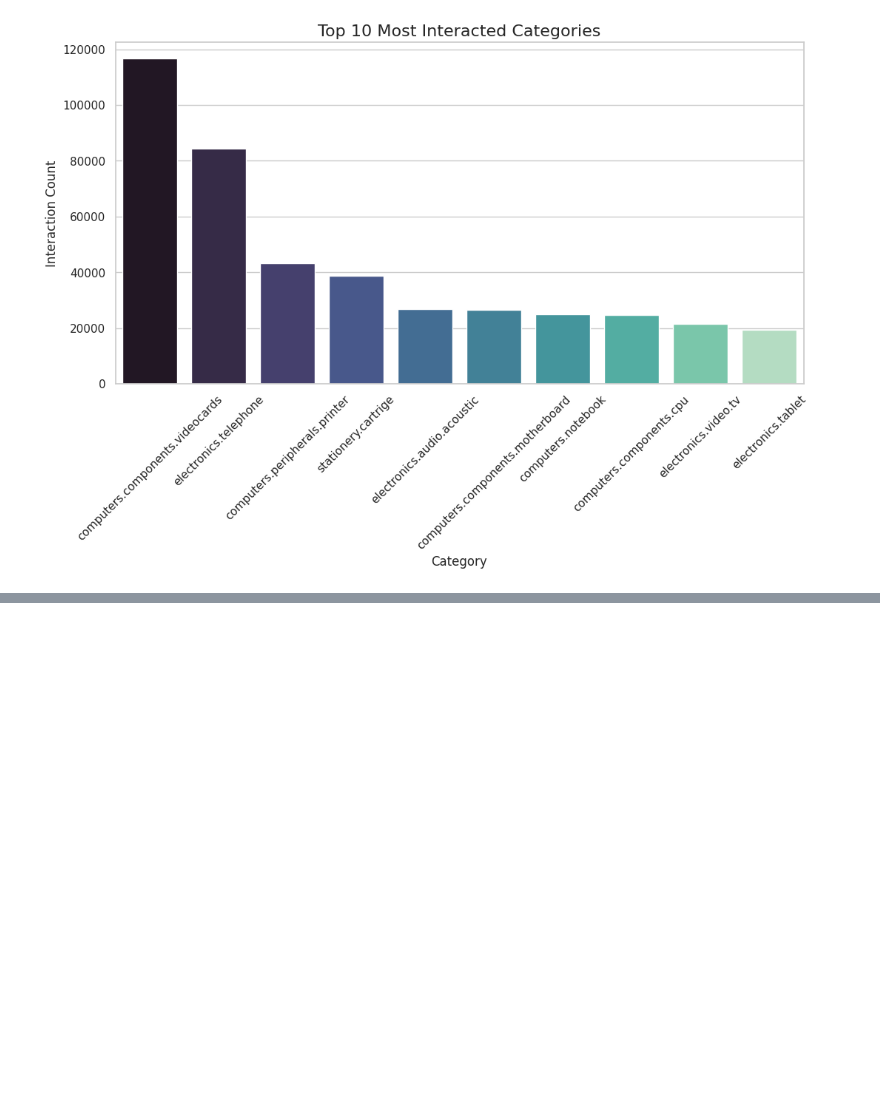
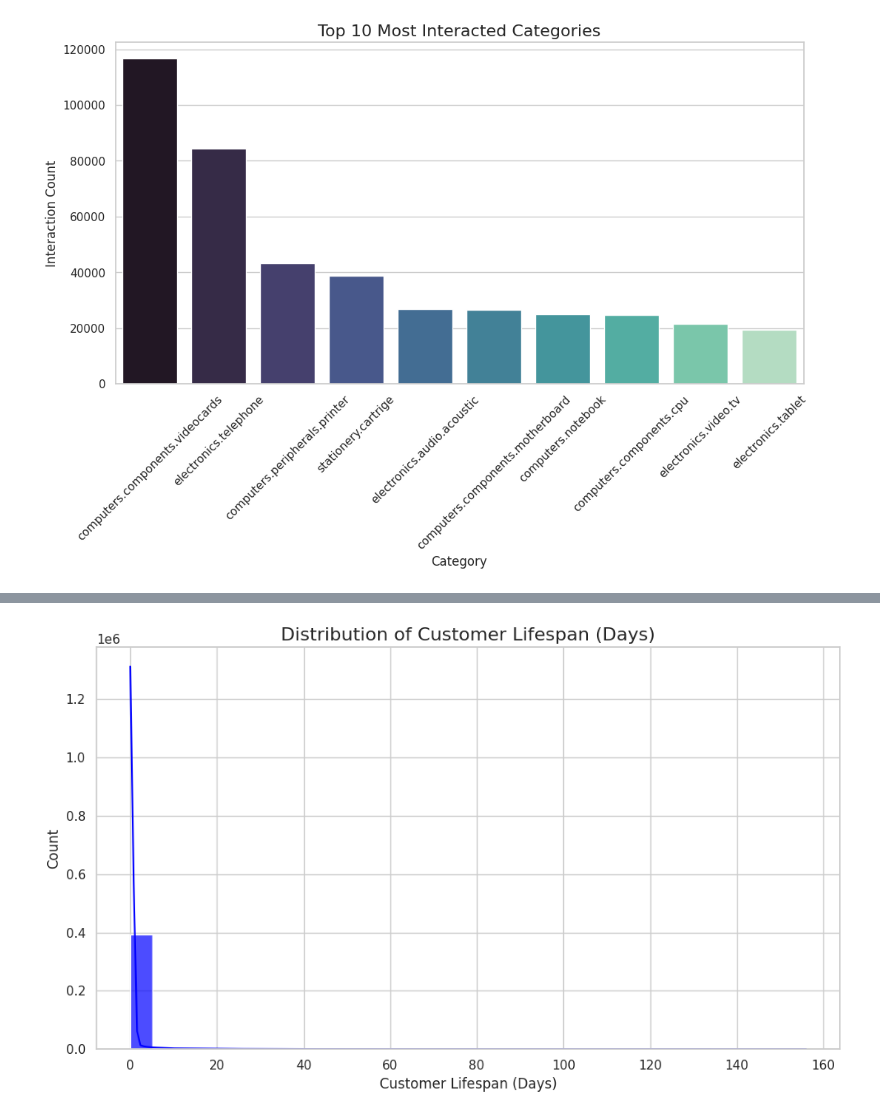
Before and after one commit to SSM11011/Predicting-User-Churn-for-an-E-commerce-Platform, a Jupyter notebook: EDA.ipynb, the cells around one changed output, grey strips where cells are left out. Cells and saved outputs as stored; diff of their text form; code cells hidden in the pictures; blank space fills up the shorter version.

```diff
--- a/EDA.ipynb
+++ b/EDA.ipynb
@@ -102,0 +114,25 @@ user_purchase_sums = user_purchase_sums.sort_values(by='price', ascending=False)
+# %%
+# Calculate temporal features
+temporal_features = df.groupby('user_id').agg(
+    first_interaction=('event_time', 'min'),
+    last_interaction=('event_time', 'max')
+).reset_index()
+
+# Convert 'first_interaction' and 'last_interaction' to datetime objects
+temporal_features['first_interaction'] = pd.to_datetime(temporal_features['first_interaction'], utc=True, errors='coerce')
+temporal_features['last_interaction'] = pd.to_datetime(temporal_features['last_interaction'], utc=True, errors='coerce')
+
+# Inactivity period: Days between the first and last interaction
+temporal_features['customer_lifespan'] = (
+    temporal_features['last_interaction'] - temporal_features['first_interaction']
+).dt.days
+
+# Days since last interaction: Days since the last recorded event
+# Convert 'event_time' column to datetime first:
+df['event_time'] = pd.to_datetime(df['event_time'], utc=True, errors='coerce')
+temporal_features['days_since_last_interaction'] = (
+    df['event_time'].max() - temporal_features['last_interaction']
+).dt.days
+
+# Display the resulting features
+temporal_features.describe()
@@ -102,0 +149,10 @@ user_purchase_sums = user_purchase_sums.sort_values(by='price', ascending=False)
+# %%
+plt.figure(figsize=(10, 6))
+sns.histplot(temporal_features['customer_lifespan'], bins=30, kde=True, color='blue', alpha=0.7)
+plt.title('Distribution of Customer Lifespan (Days)', fontsize=16)
+plt.xlabel('Customer Lifespan (Days)', fontsize=12)
+plt.ylabel('Count', fontsize=12)
+plt.tight_layout()
+plt.show()
+# %% [output]
+[figure, added]
```
Also changed, not shown: parts of 6 cells of this notebook.
